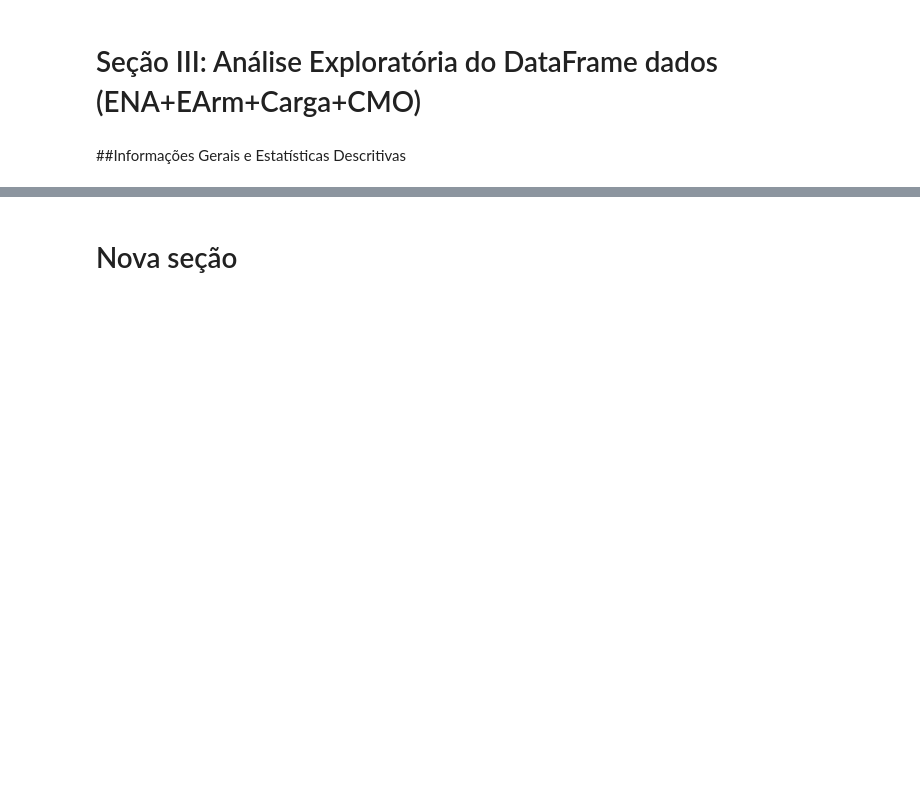
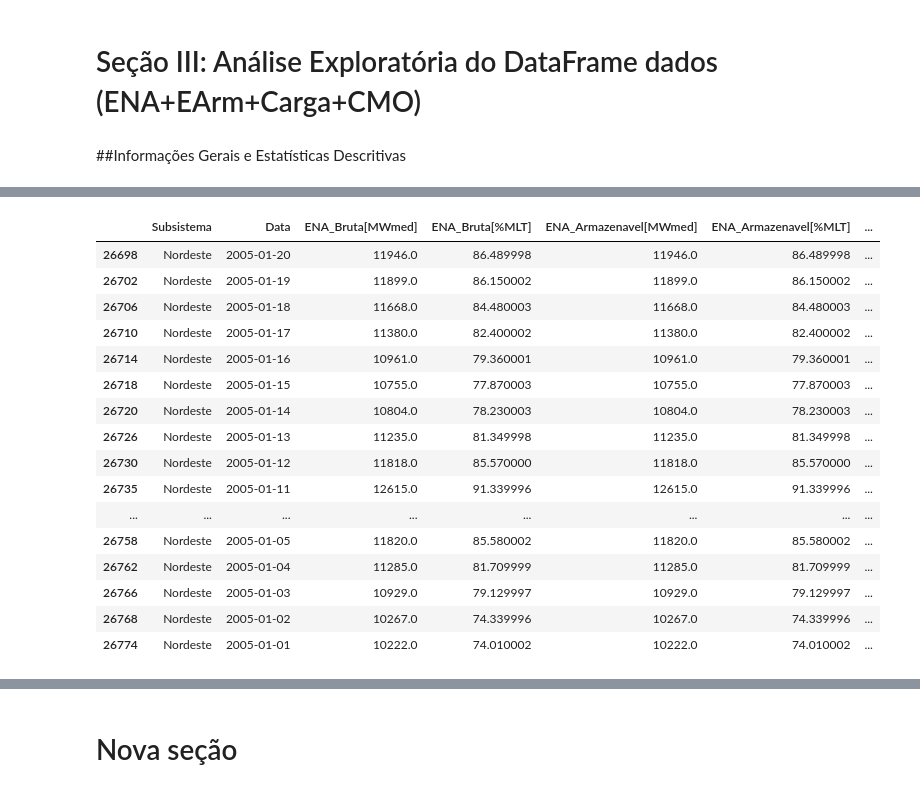
Before and after one commit to belanatal/PosPUCRio, a Jupyter notebook: MVP-SprintI.ipynb, the cells around one changed output, grey strips where cells are left out. Saved outputs shown, nothing was run; the diff lists cells and outputs as text; code cells hidden in the pictures; blank space fills up the shorter version.

```diff
--- a/MVP-SprintI.ipynb
+++ b/MVP-SprintI.ipynb
@@ -849,11 +838,0 @@ print (dados)
-# %%
-# Seção III.1: Renomeando as colunas do DataFrame
-
-dados=dados.rename(columns = {'nom_subsistema':'Subsistema', 'ena_bruta_regiao_mwmed':'ENA_Bruta[MWmed]',
-                              'ena_bruta_regiao_percentualmlt':'ENA_Bruta[%MLT]','ena_armazenavel_regiao_mwmed':'ENA_Armazenavel[MWmed]',
-                              'ena_armazenavel_regiao_percentualmlt':'ENA_Armazenavel[%MLT]', 'ear_max_subsistema':'EArm_max[MWmed]',
-                              'ear_verif_subsistema_mwmes':'EArm[MWmes]', 'ear_verif_subsistema_percentual':'EArm[%max]',
-                              'val_cargaenergiamwmed':'Carga[MWmed]'})
-print (dados)
-
-dados.to_excel("arquivo.xlsx")
@@ -877,0 +871,6 @@ dados.to_excel("arquivo.xlsx")
+# %%
+# Reduzindo o horizonte (iniciando em 2005)
+data_inicio='2005-01-01'
+filtro_data = (dados['Data'] >= data_inicio)
+dados=dados.loc[filtro_data]
+print(dados)
@@ -877,0 +895,8 @@ dados.to_excel("arquivo.xlsx")
+# %%
+# Preenchendo os valores NaN das colunas que vieram do dataset de CMO, com os dados do sábado da respectiva semana operativa
+# Criando uma coluna que concatena "Subsistema" e "Data"
+comp_dados=len(dados)
+dados=dados.assign(Concatenar="xxx")
+for i in range(0,comp_dados):
+    dados['Concatenar'][i]=dados['Subsistema'][i]+"//"+str(dados['Data'][i])
+print(dados)
@@ -877,0 +925,22 @@ dados.to_excel("arquivo.xlsx")
+# %%
+# Ordenando pela coluna "Concatenar"
+dados=dados.sort_values(by='Concatenar', ascending=False)
+dados.head(20)
+# %% [output]
+|  | Subsistema | Data | ENA_Bruta[MWmed] | ENA_Bruta[%MLT] | ENA_Armazenavel[MWmed] | ENA_Armazenavel[%MLT] | ... |
+| 26698 | Nordeste | 2005-01-20 | 11946.0 | 86.489998 | 11946.0 | 86.489998 | ... |
+| 26702 | Nordeste | 2005-01-19 | 11899.0 | 86.150002 | 11899.0 | 86.150002 | ... |
+| 26706 | Nordeste | 2005-01-18 | 11668.0 | 84.480003 | 11668.0 | 84.480003 | ... |
+| 26710 | Nordeste | 2005-01-17 | 11380.0 | 82.400002 | 11380.0 | 82.400002 | ... |
+| 26714 | Nordeste | 2005-01-16 | 10961.0 | 79.360001 | 10961.0 | 79.360001 | ... |
+| 26718 | Nordeste | 2005-01-15 | 10755.0 | 77.870003 | 10755.0 | 77.870003 | ... |
+| 26720 | Nordeste | 2005-01-14 | 10804.0 | 78.230003 | 10804.0 | 78.230003 | ... |
+| 26726 | Nordeste | 2005-01-13 | 11235.0 | 81.349998 | 11235.0 | 81.349998 | ... |
+| 26730 | Nordeste | 2005-01-12 | 11818.0 | 85.570000 | 11818.0 | 85.570000 | ... |
+| 26735 | Nordeste | 2005-01-11 | 12615.0 | 91.339996 | 12615.0 | 91.339996 | ... |
+| ... | ... | ... | ... | ... | ... | ... | ... |
+| 26758 | Nordeste | 2005-01-05 | 11820.0 | 85.580002 | 11820.0 | 85.580002 | ... |
+| 26762 | Nordeste | 2005-01-04 | 11285.0 | 81.709999 | 11285.0 | 81.709999 | ... |
+| 26766 | Nordeste | 2005-01-03 | 10929.0 | 79.129997 | 10929.0 | 79.129997 | ... |
+| 26768 | Nordeste | 2005-01-02 | 10267.0 | 74.339996 | 10267.0 | 74.339996 | ... |
+| 26774 | Nordeste | 2005-01-01 | 10222.0 | 74.010002 | 10222.0 | 74.010002 | ... |
```
Also changed, not shown: parts of 32 cells of this notebook.
